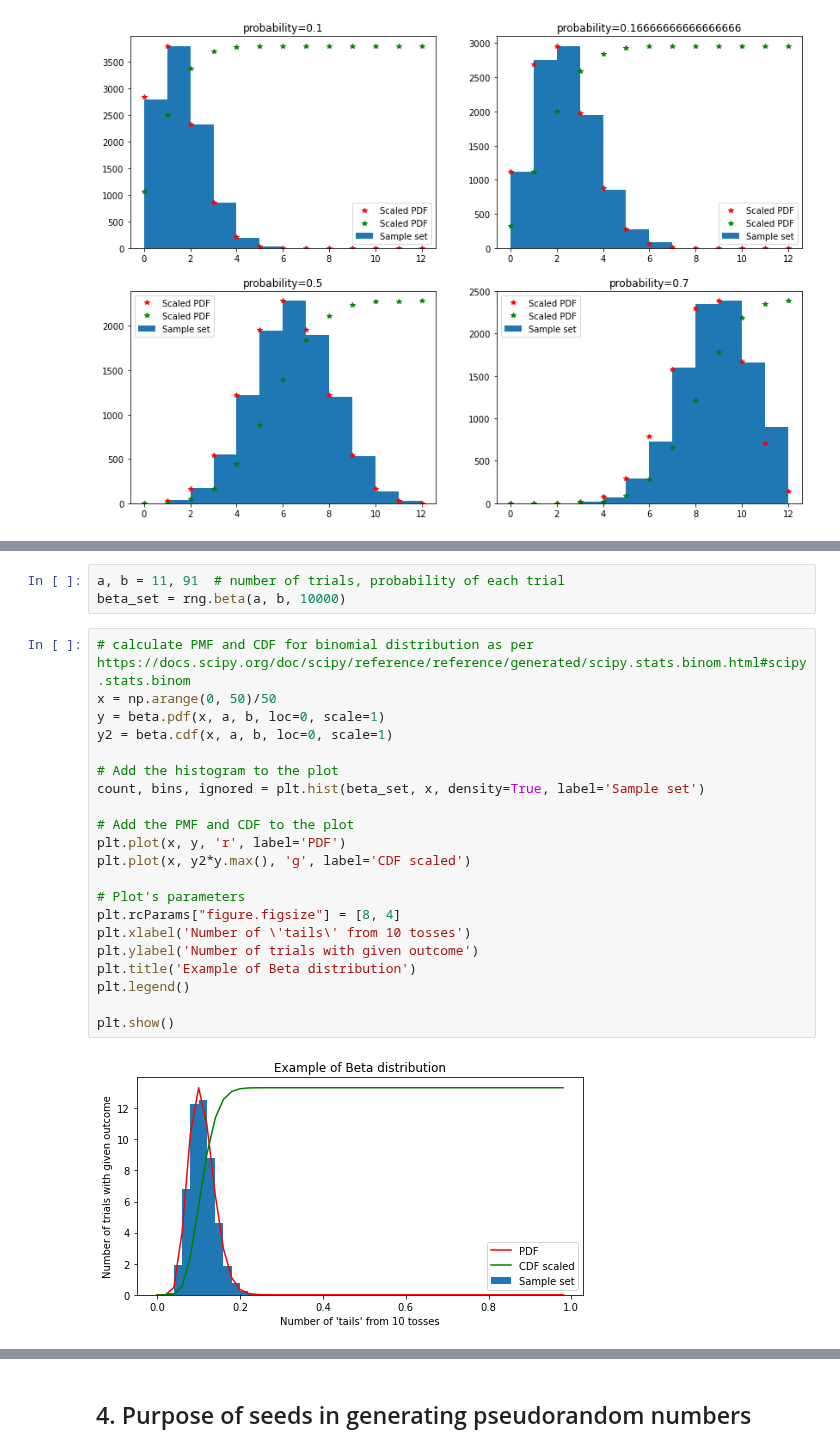
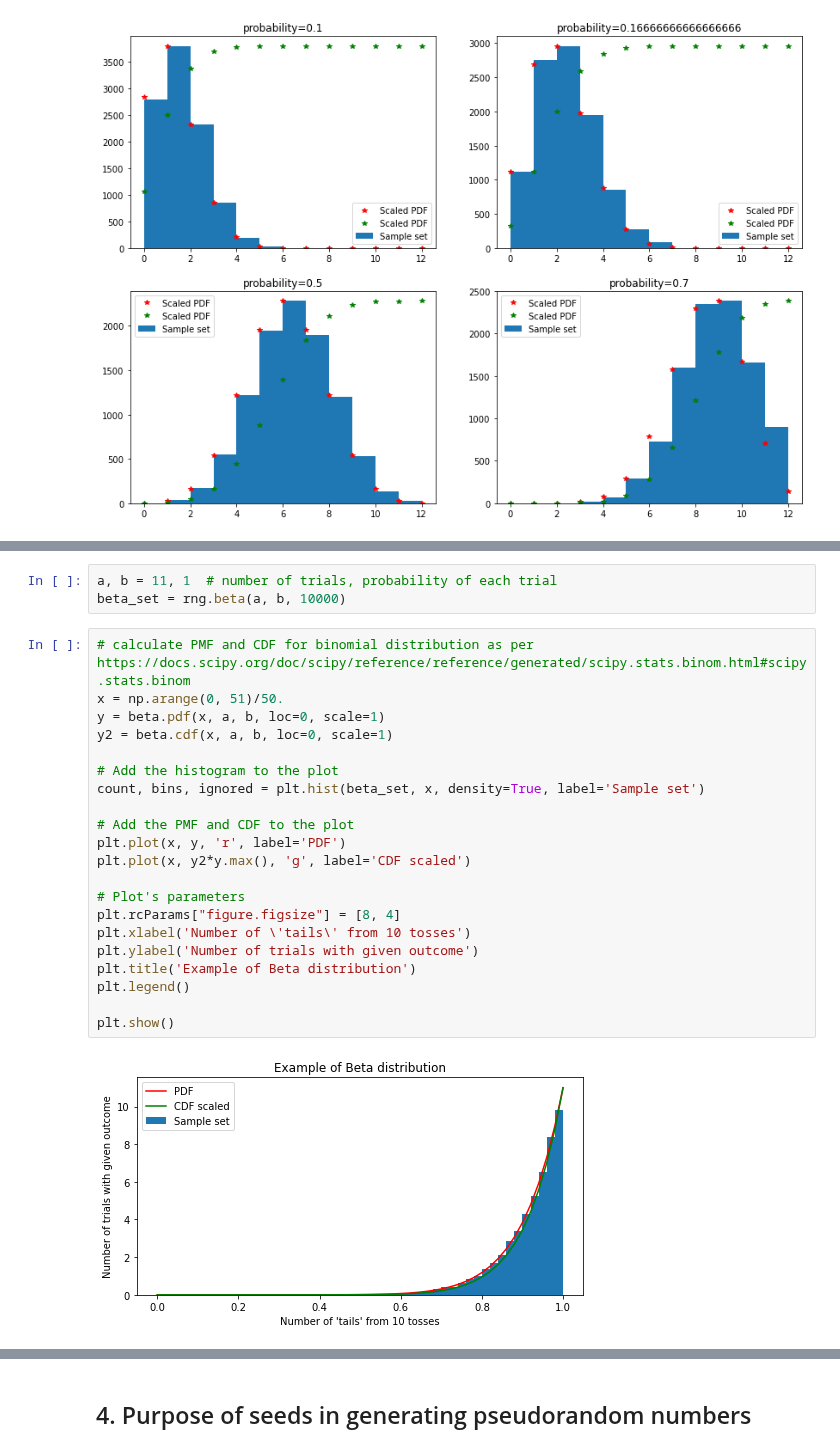
Before and after one commit to przemekbil/PfDA_2021, a Jupyter notebook: Assignments/Assignment.ipynb, the cells around one changed output, grey strips where cells are left out. Saved outputs shown, nothing was run; the diff lists cells and outputs as text.

```diff
--- a/Assignments/Assignment.ipynb
+++ b/Assignments/Assignment.ipynb
@@ -467,26 +518,26 @@ plt.show()
 # %%
-a, b = 11, 91  # number of trials, probability of each trial
+a, b = 11, 1  # number of trials, probability of each trial
 beta_set = rng.beta(a, b, 10000)
 # %%
 # calculate PMF and CDF for binomial distribution as per https://docs.scipy.org/doc/scipy/reference/reference/generated/scipy.stats.binom.html#scipy.stats.binom
-x = np.arange(0, 50)/50
+x = np.arange(0, 51)/50.
 y = beta.pdf(x, a, b, loc=0, scale=1)
 y2 = beta.cdf(x, a, b, loc=0, scale=1)
 
 # Add the histogram to the plot
 count, bins, ignored = plt.hist(beta_set, x, density=True, label='Sample set')
 
 # Add the PMF and CDF to the plot
 plt.plot(x, y, 'r', label='PDF')
 plt.plot(x, y2*y.max(), 'g', label='CDF scaled')
 
 # Plot's parameters
 plt.rcParams["figure.figsize"] = [8, 4]
 plt.xlabel('Number of \'tails\' from 10 tosses')
 plt.ylabel('Number of trials with given outcome')
 plt.title('Example of Beta distribution')
 plt.legend()
 
 plt.show()
 # %% [output]
-[figure, old version]
+[figure, new version]
```
Also changed, not shown: parts of 9 cells of this notebook.
